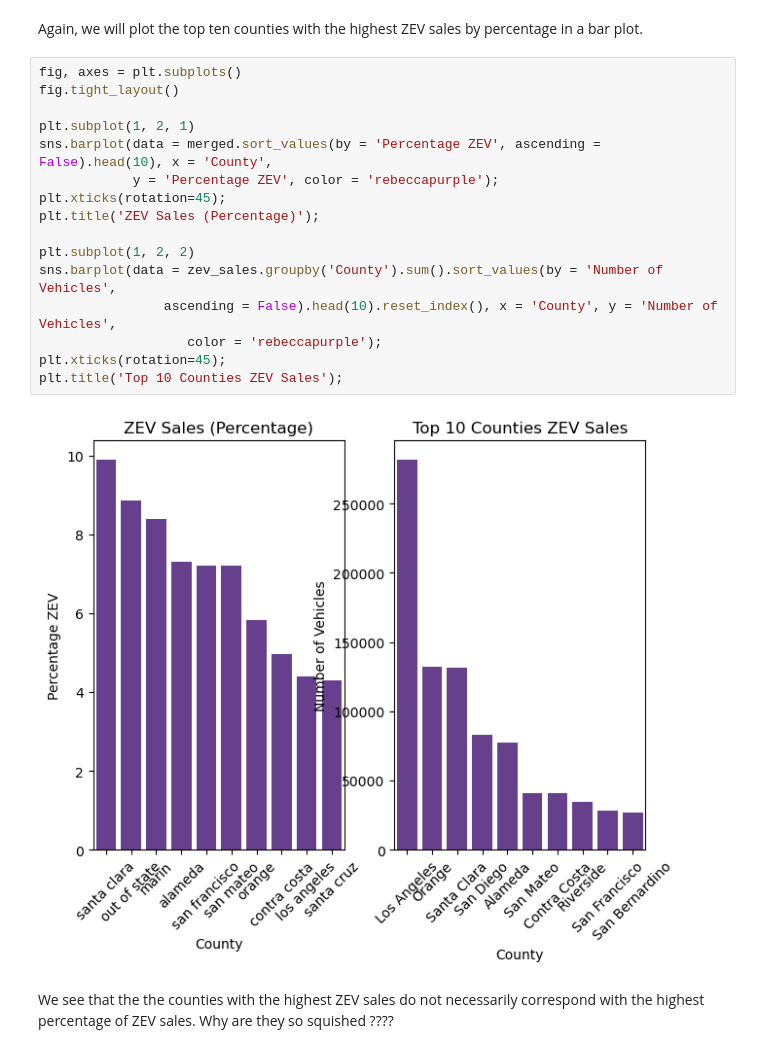
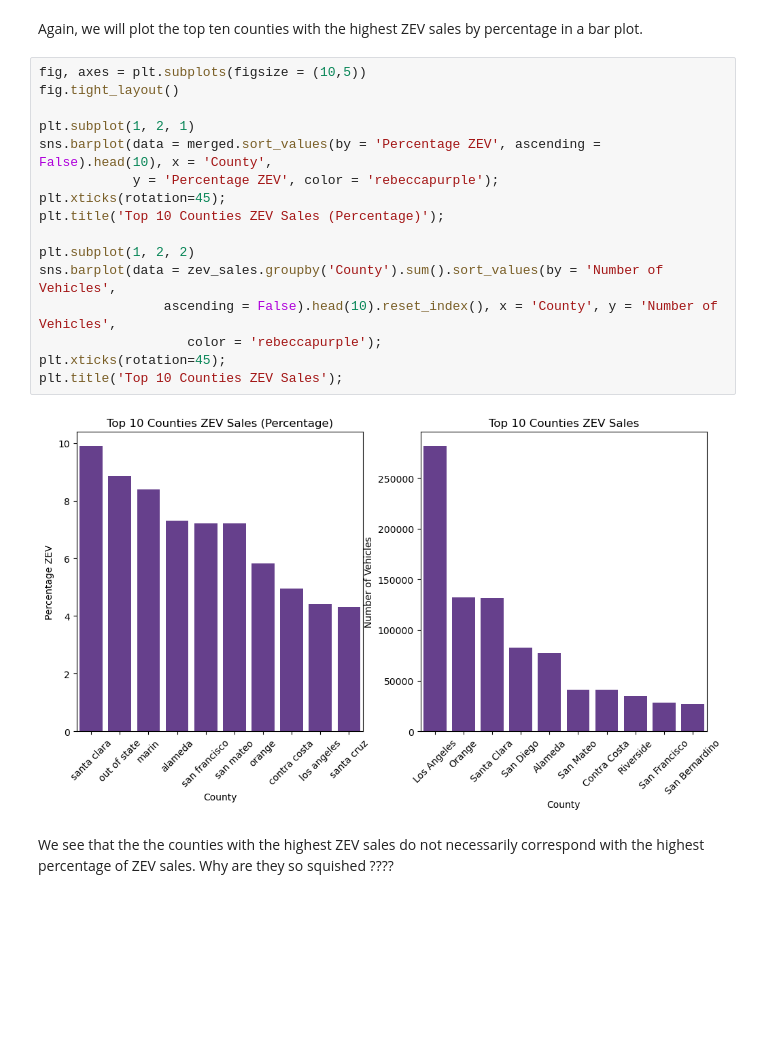
Before and after one commit to nliu880/EV-Sales-in-California, a Jupyter notebook: nicolebook.ipynb, the cells around one changed output. Saved outputs shown, nothing was run; the diff lists cells and outputs as text; blank space fills up the shorter version.

Commit message:
fixed subplot spacing

```diff
--- a/nicolebook.ipynb
+++ b/nicolebook.ipynb
@@ -215,22 +215,22 @@ merged.sort_values(by = 'Percentage ZEV', ascending = False).head(10)
 # %% [markdown]
 Again, we will plot the top ten counties with the highest ZEV sales by percentage in a bar plot.
 # %%
-fig, axes = plt.subplots()
+fig, axes = plt.subplots(figsize = (10,5))
 fig.tight_layout()
 
 plt.subplot(1, 2, 1)
 sns.barplot(data = merged.sort_values(by = 'Percentage ZEV', ascending = False).head(10), x = 'County',
             y = 'Percentage ZEV', color = 'rebeccapurple');
 plt.xticks(rotation=45);
-plt.title('ZEV Sales (Percentage)');
+plt.title('Top 10 Counties ZEV Sales (Percentage)');
 
 plt.subplot(1, 2, 2)
 sns.barplot(data = zev_sales.groupby('County').sum().sort_values(by = 'Number of Vehicles',
                 ascending = False).head(10).reset_index(), x = 'County', y = 'Number of Vehicles',
                    color = 'rebeccapurple');
 plt.xticks(rotation=45);
 plt.title('Top 10 Counties ZEV Sales');
 # %% [output]
-[figure, old version]
+[figure, new version]
 # %% [markdown]
 We see that the the counties with the highest ZEV sales do not necessarily correspond with the highest percentage of ZEV sales. Why are they so squished ????
```
